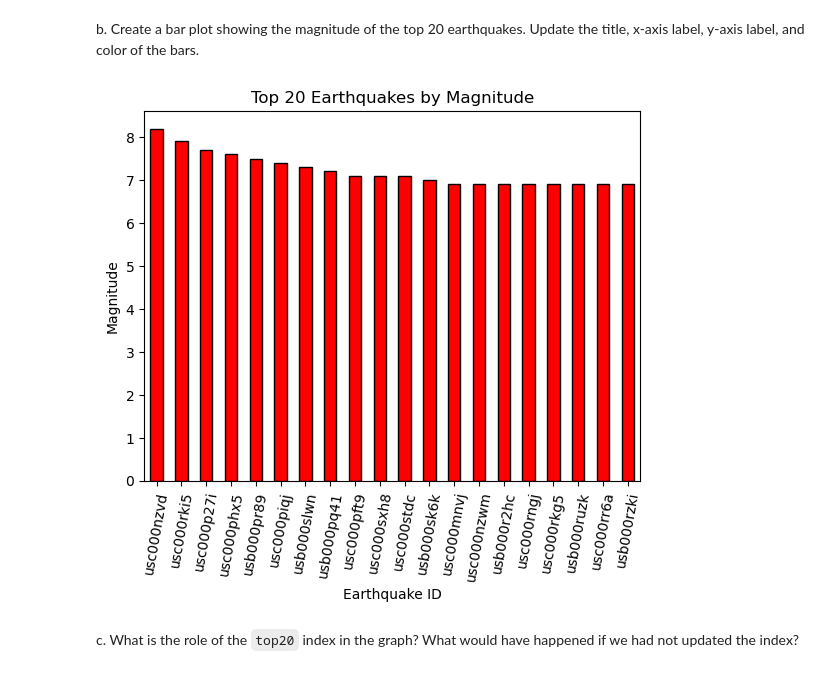
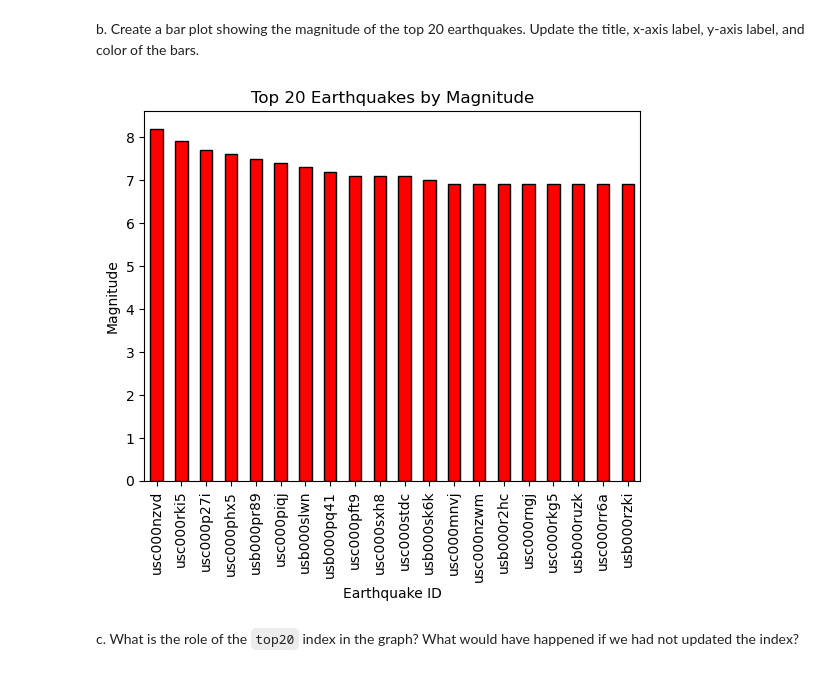
Before and after one commit to ethan-mathews24/eds220-hwk1, a Jupyter notebook: task3/hwk1-task3-earthquakes.ipynb, the cells around one changed output. Drawn from its saved outputs; the diff is of its cells as text; code cells hidden in the pictures.

```diff
--- a/task3/hwk1-task3-earthquakes.ipynb
+++ b/task3/hwk1-task3-earthquakes.ipynb
@@ -251,18 +246,15 @@ b. Create a bar plot showing the magnitude of the top 20 earthquakes. Update the
 # %%
 # Create bar plot of the top 20 earthquake magnitudes
 top20.plot.bar(
             top20.index, top20,                          # Specify data
             color = 'red',                               # Setting the color
             edgecolor = 'black',                         # Adding a border to the columns
             title = "Top 20 Earthquakes by Magnitude",   # Adding a representative title
             xlabel = "Earthquake ID",                    # Adding x-axis title
             ylabel = "Magnitude",                        # Adding y-axis title
-            rot = 80)                                    # Rotating columns
-
-# Display the plot
-plt.show()
+            rot = 90);                                   # Rotating x-axis labels
 # %% [output]
-[figure, old version]
+[figure, new version]
 # %% [markdown]
 <!-- END QUESTION -->
 
```
Also changed, not shown: parts of 8 cells of this notebook, 1 other file.
